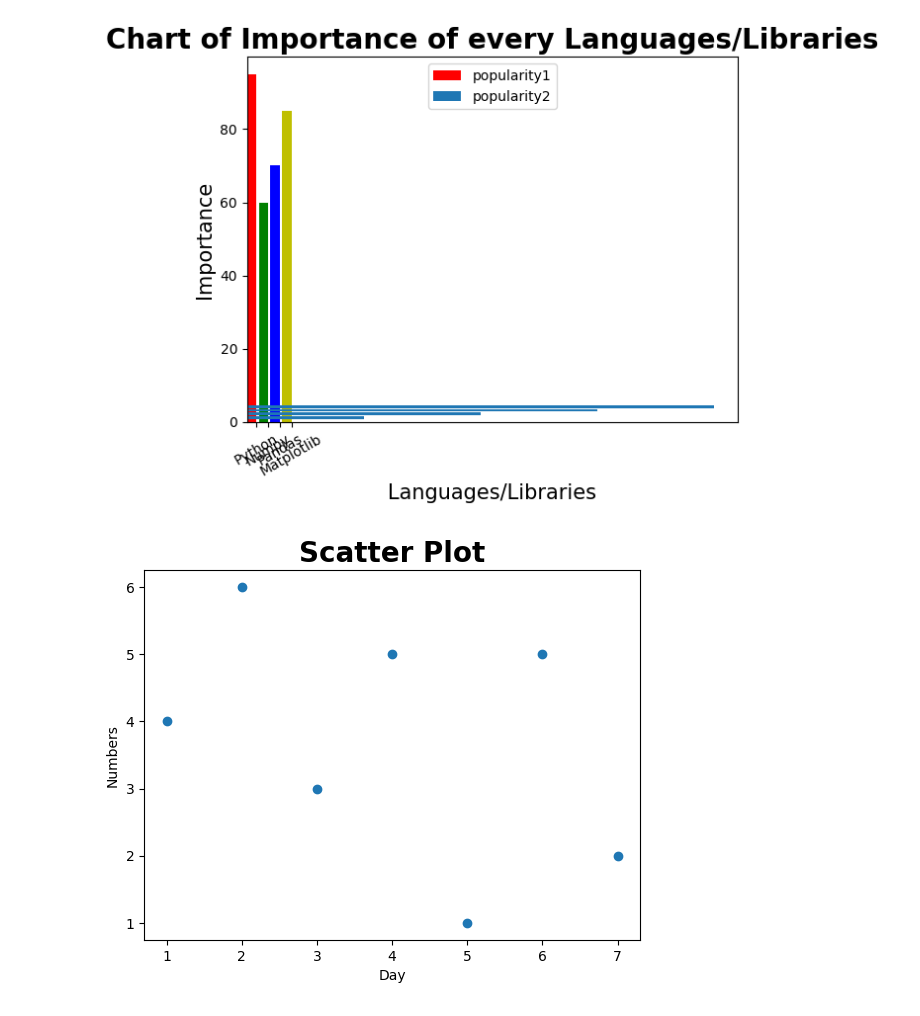
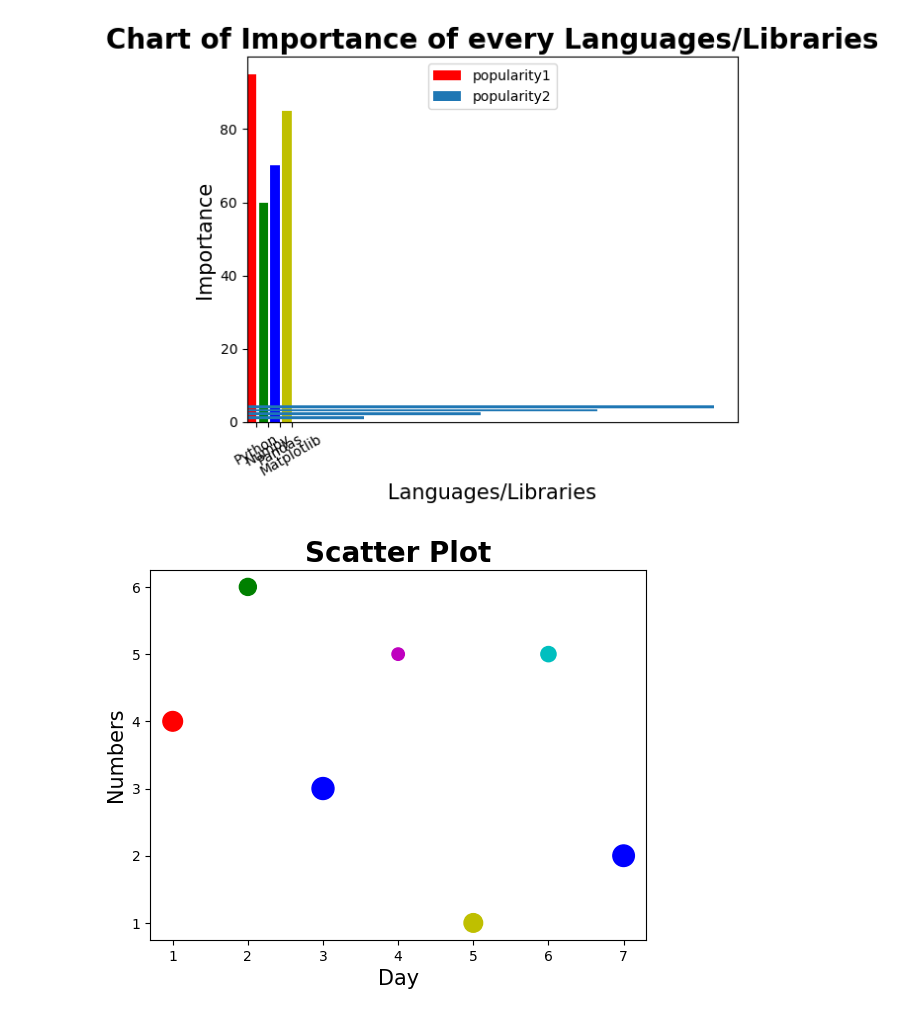
Before and after one commit to rajan-dhinoja/python_libraries, a Jupyter notebook: Matplotlib_Tutorial.ipynb, the cells around one changed output. Saved outputs shown, nothing was run; the diff lists cells and outputs as text; code cells hidden in the pictures.

```diff
--- a/Matplotlib_Tutorial.ipynb
+++ b/Matplotlib_Tutorial.ipynb
@@ -81,11 +81,14 @@ plt.show()
 # %%
 day = [1,2,3,4,5,6,7]
 num = [4,6,3,5,1,5,2]
+colors = ['r', 'g', 'b', 'm', 'y','c', 'b' ]
+sizes = [200, 50, 250, 80, 180, 100, 140]
+
 plt.title("Scatter Plot", fontsize=20, fontweight=600)
-plt.xlabel("Day")
-plt.ylabel("Numbers")
+plt.xlabel("Day", fontsize=15)
+plt.ylabel("Numbers", fontsize=15)
 
-plt.scatter(day, num)
+plt.scatter(day, num,c=colors, s=sizes, alpha=0.5)
 plt.show()
 # %% [output]
-[figure, old version]
+[figure, new version]
```
